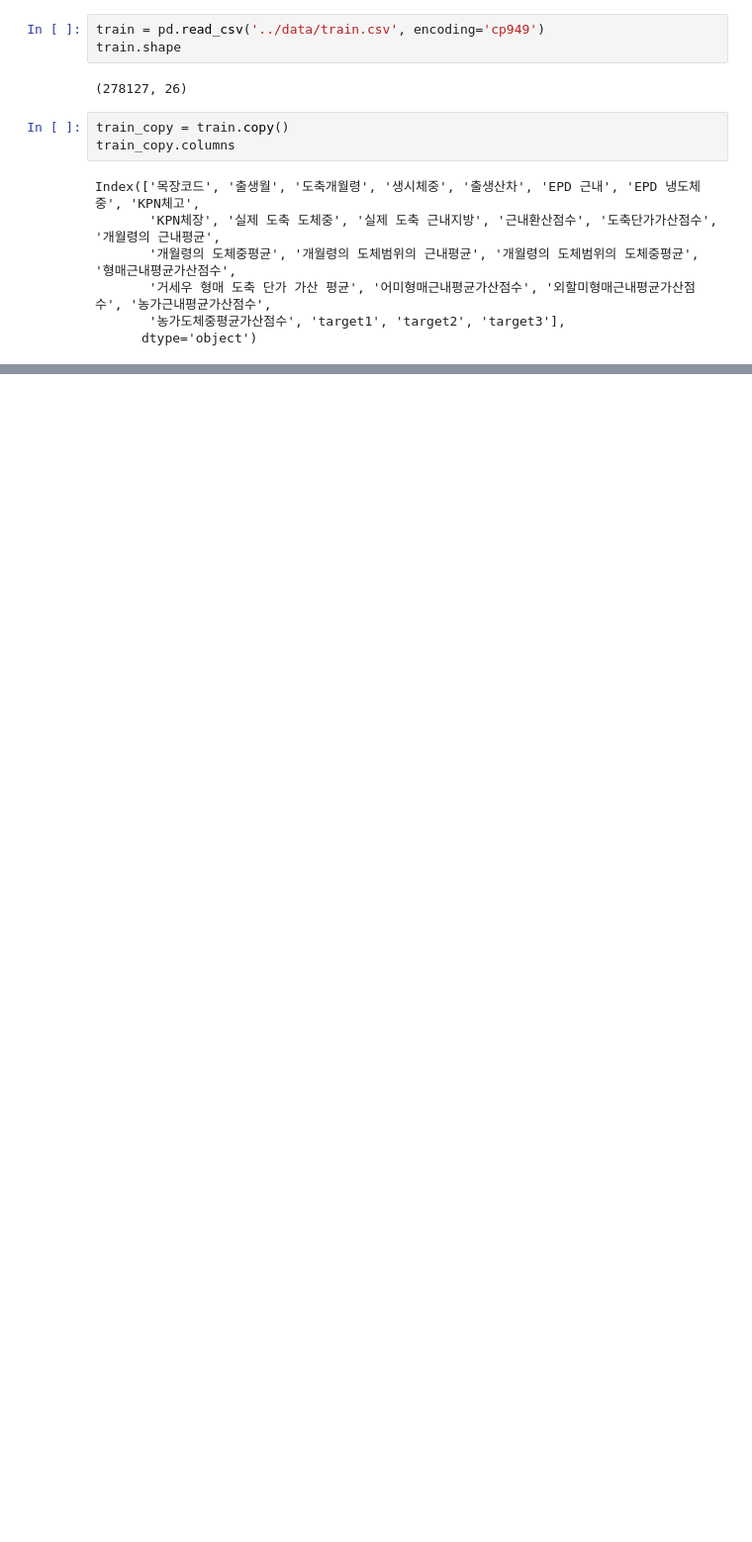
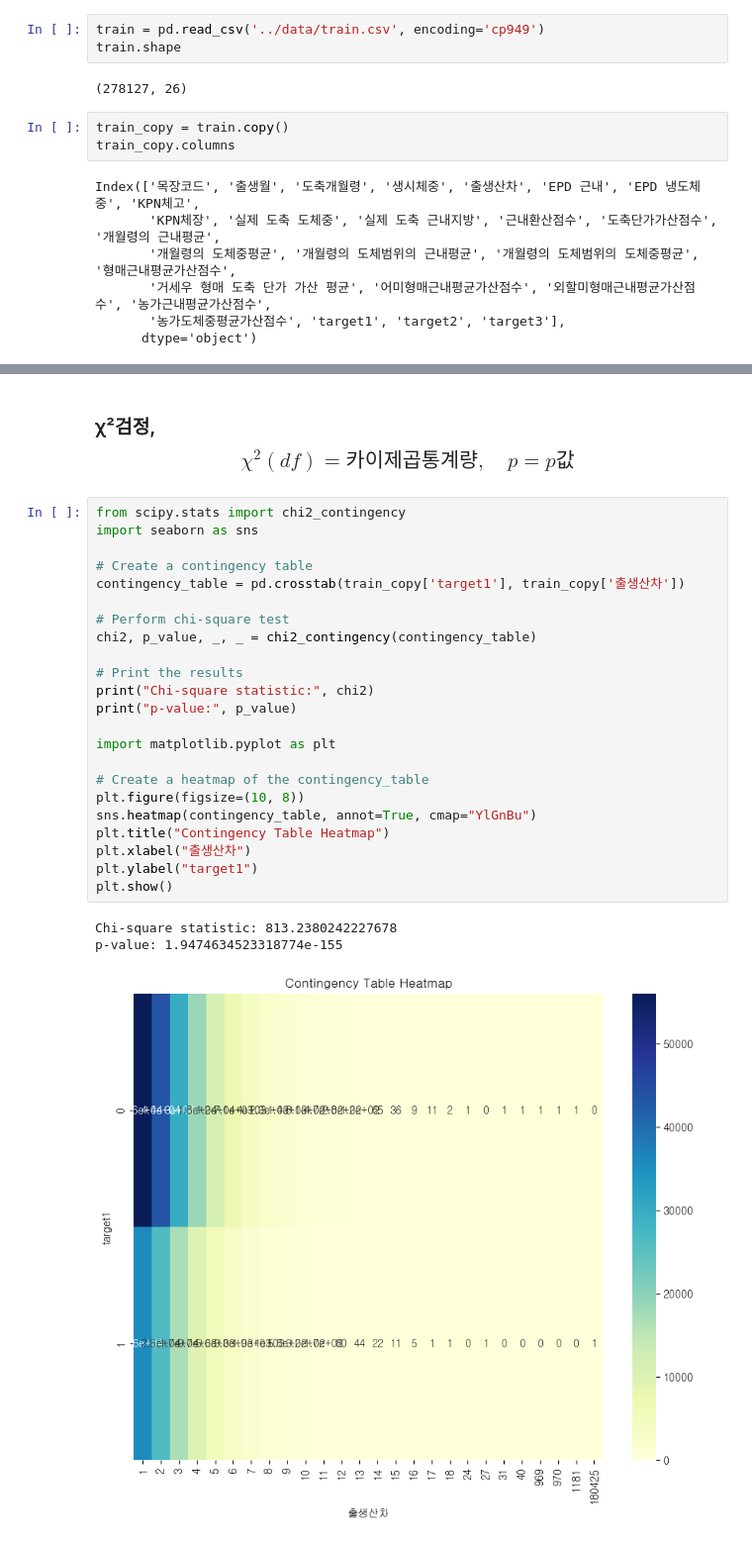
Before and after one commit to tabjun/2024-study, a Jupyter notebook: cow prediction study/code/code_0311.ipynb, the cells around one changed output, grey strips where cells are left out. Shown at 99% size. Cells and saved outputs as stored; diff of their text form; blank space fills up the shorter version.

```diff
--- a/cow prediction study/code/code_0311.ipynb
+++ b/cow prediction study/code/code_0311.ipynb
@@ -110,0 +803,29 @@ Index(['목장코드', '출생월', '도축개월령', '생시체중', '출생
+# %% [markdown]
+### χ²검정, $$ \chi^2(df) = 카이제곱 통계량, \quad p = p값 $$
+# %%
+from scipy.stats import chi2_contingency
+import seaborn as sns
+
+# Create a contingency table
+contingency_table = pd.crosstab(train_copy['target1'], train_copy['출생산차'])
+
+# Perform chi-square test
+chi2, p_value, _, _ = chi2_contingency(contingency_table)
+
+# Print the results
+print("Chi-square statistic:", chi2)
+print("p-value:", p_value)
+
+import matplotlib.pyplot as plt
+
+# Create a heatmap of the contingency_table
+plt.figure(figsize=(10, 8))
+sns.heatmap(contingency_table, annot=True, cmap="YlGnBu")
+plt.title("Contingency Table Heatmap")
+plt.xlabel("출생산차")
+plt.ylabel("target1")
+plt.show()
+# %% [output]
+Chi-square statistic: 813.2380242227678
+p-value: 1.9474634523318774e-155
+[figure, added]
```
Also changed, not shown: parts of 80 cells of this notebook.
